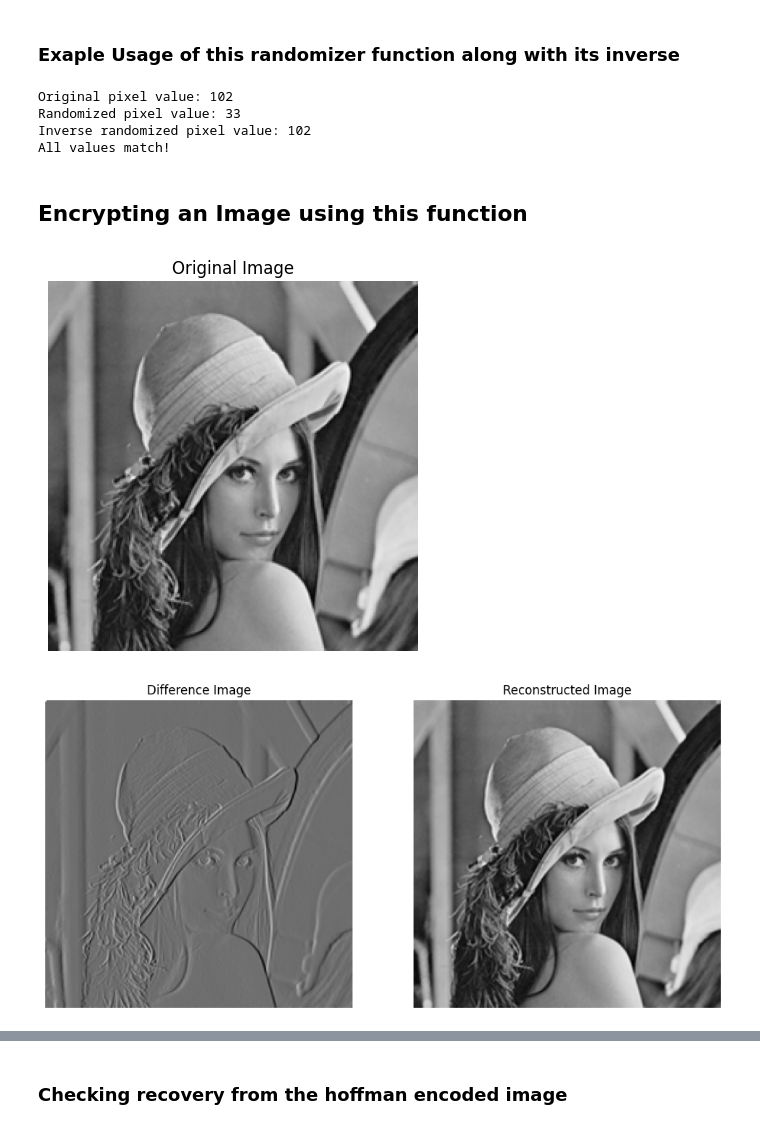
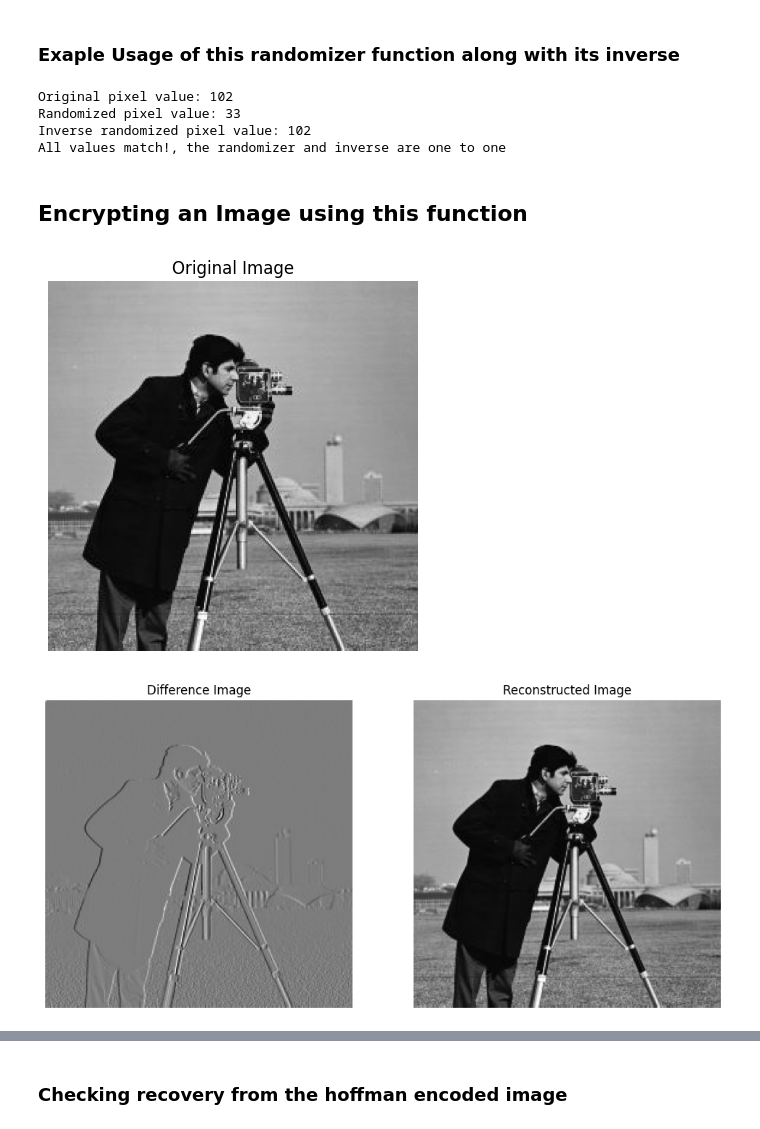
Before and after one commit to Vignaraj-pai/-t-n--Secret-Image-Sharing, a Jupyter notebook: code.ipynb, the cells around one changed output, grey strips where cells are left out. Drawn from its saved outputs; the diff is of its cells as text; code cells hidden in the pictures.

```diff
--- a/code.ipynb
+++ b/code.ipynb
@@ -81,12 +81,12 @@ for x in range(256):
         print(f"Mismatch for x={x}: randomized={y}, inverse={x_inv}")
         break
 else:
-    print("All values match!")
+    print("All values match!, the randomizer and inverse are one to one")
 # %% [output]
 Original pixel value: 102
 Randomized pixel value: 33
 Inverse randomized pixel value: 102
-All values match!
+All values match!, the randomizer and inverse are one to one
 # %% [markdown]
 ## Encrypting an Image using this function
 # %%
@@ -100,7 +100,7 @@ from skimage import measure
 
 
 # Load the original image in grayscale
-image = Image.open('lena.png')
+image = Image.open('cover_image.jpg')
 image = image.convert('L')
 image = np.array(image).astype(np.int64)
 
@@ -110,21 +110,14 @@ plt.axis('off')
 plt.title('Original Image')
 plt.show()
 
-# Difference
-def calculate_diff_matrix(img):
-  """Calculates the difference matrix based on the specified rules.
-
-  Args:
-    img: A 2D numpy array representing the image.
-
-  Returns:
-    A 2D numpy array representing the difference matrix.
-  """
+# Difference Matrix Calculation
+def calculate_diff_matrix(img, init_i=0, init_j=0):
   rows, cols = img.shape
   diff_matrix = np.zeros_like(img, dtype=np.int64)  # Initialize with zeros
 
-  for i in range(rows):
-    for j in range(cols):
+  # from init_i, init_j to the end of the image
+  for i in range(init_i, rows):
+    for j in range(init_j, cols):
       if i == 0 and j == 0:
         diff_matrix[i, j] = img[i, j]
       elif i != 0 and j == 0:
@@ -132,39 +125,47 @@ def calculate_diff_matrix(img):
       else:
         diff_matrix[i, j] = img[i, j] - img[i, j - 1]
 
   return diff_matrix
 
-def inverse_difference(diff_matrix):
-    """Reconstruct the original image from the difference matrix."""
+
+def inverse_difference(diff_matrix, init_i=0, init_j=0):
     rows, cols = diff_matrix.shape
-    reconstructed = np.zeros_like(diff_matrix, dtype=np.int64)
+    reconstructed = np.zeros_like(diff_matrix, dtype=np.int64)  # Initialize with zeros
 
-    for i in range(rows):
-        for j in range(cols):
+    # from init_i, init_j to the end of the image
+    for i in range(init_i, rows):
+        for j in range(init_j, cols):
             if i == 0 and j == 0:
                 reconstructed[i, j] = diff_matrix[i, j]
             elif i != 0 and j == 0:
-                reconstructed[i, j] = reconstructed[i - 1, j] + diff_matrix[i, j]
+                reconstructed[i, j] = diff_matrix[i, j] + reconstructed[i - 1, j]
             else:
-                reconstructed[i, j] = reconstructed[i, j - 1] + diff_matrix[i, j]
+                reconstructed[i, j] = diff_matrix[i, j] + reconstructed[i, j - 1]
 
     return reconstructed
 
 diff_img = calculate_diff_matrix(image)
 reconstructed_img = inverse_difference(diff_img)
 
 # plot both
 plt.figure(figsize=(12, 6))
 plt.subplot(1, 2, 1)
 plt.imshow(diff_img, cmap='gray')
 plt.axis('off')
 plt.title('Difference Image')
 
 plt.subplot(1, 2, 2)
 plt.imshow(reconstructed_img, cmap='gray')
 plt.axis('off')
 plt.title('Reconstructed Image')
 plt.show()
+
+# plot histogram for diff_img
+plt.hist(diff_img.ravel(), bins=256, color='gray', alpha=0.7)
+plt.title('Histogram of Difference Image')
+plt.xlabel('Pixel Value')
+plt.ylabel('Frequency')
+plt.show()
 # %% [output]
-[figure, old version]
+[figure, new version]
-[figure, old version]
+[figure, new version]
```
Also changed, not shown: parts of 20 cells of this notebook, 5 other files.
